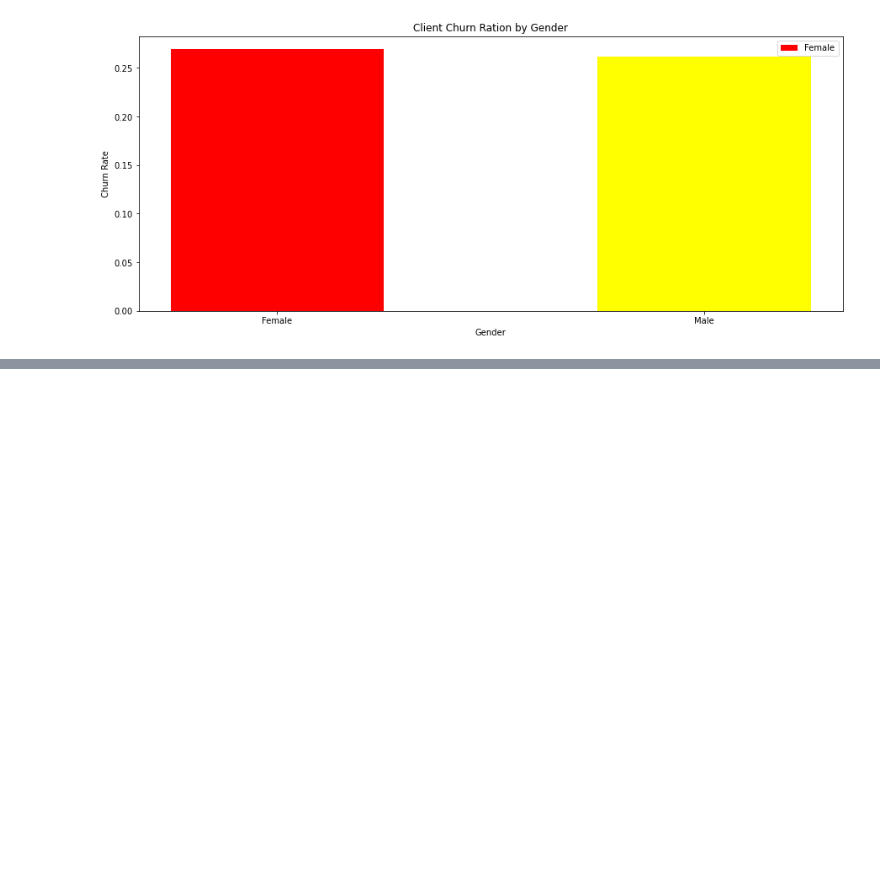
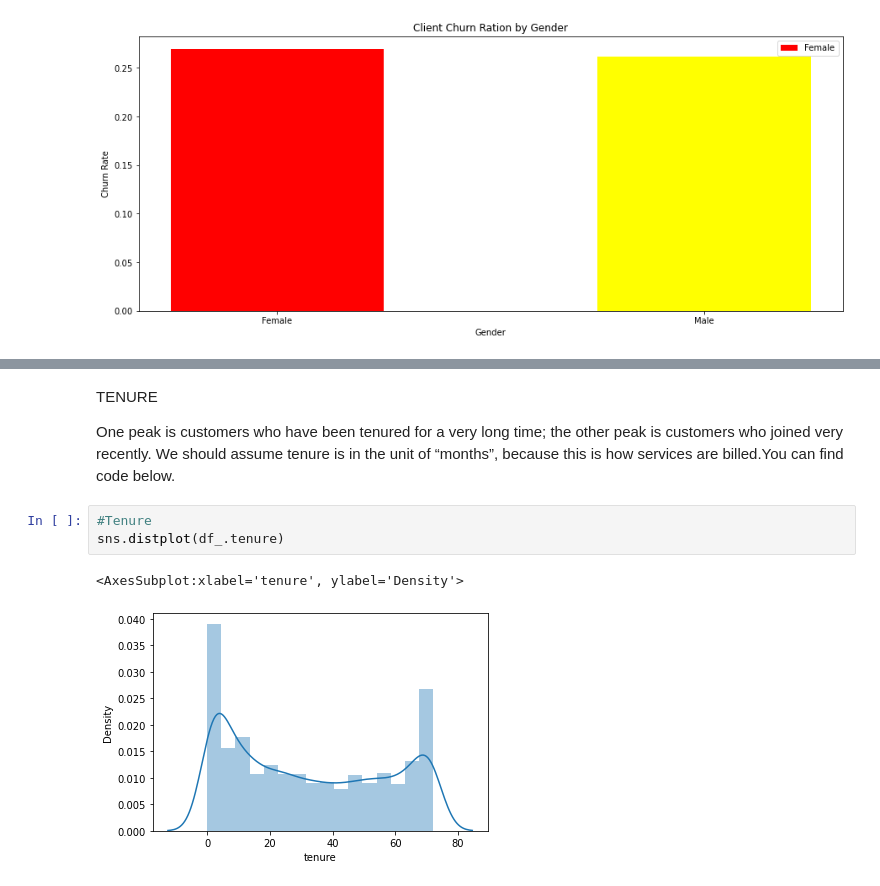
Before and after one commit to mustafabozkaya/CHURN-PREDICTION, a Jupyter notebook: curn_analisys.ipynb, the cells around one changed output, grey strips where cells are left out. Drawn from its saved outputs; the diff is of its cells as text; blank space fills up the shorter version.

```diff
--- a/curn_analisys.ipynb
+++ b/curn_analisys.ipynb
@@ -329,0 +357,10 @@ plt.show()
+# %% [markdown]
+TENURE
+
+One peak is customers who have been tenured for a very long time; the other peak is customers who joined very recently. We should assume tenure is in the unit of “months”, because this is how services are billed.You can find code below.
+# %%
+#Tenure
+sns.distplot(df_.tenure)
+# %% [output]
+<AxesSubplot:xlabel='tenure', ylabel='Density'>
+[figure, added]
```
Also changed, not shown: parts of 9 cells of this notebook.
